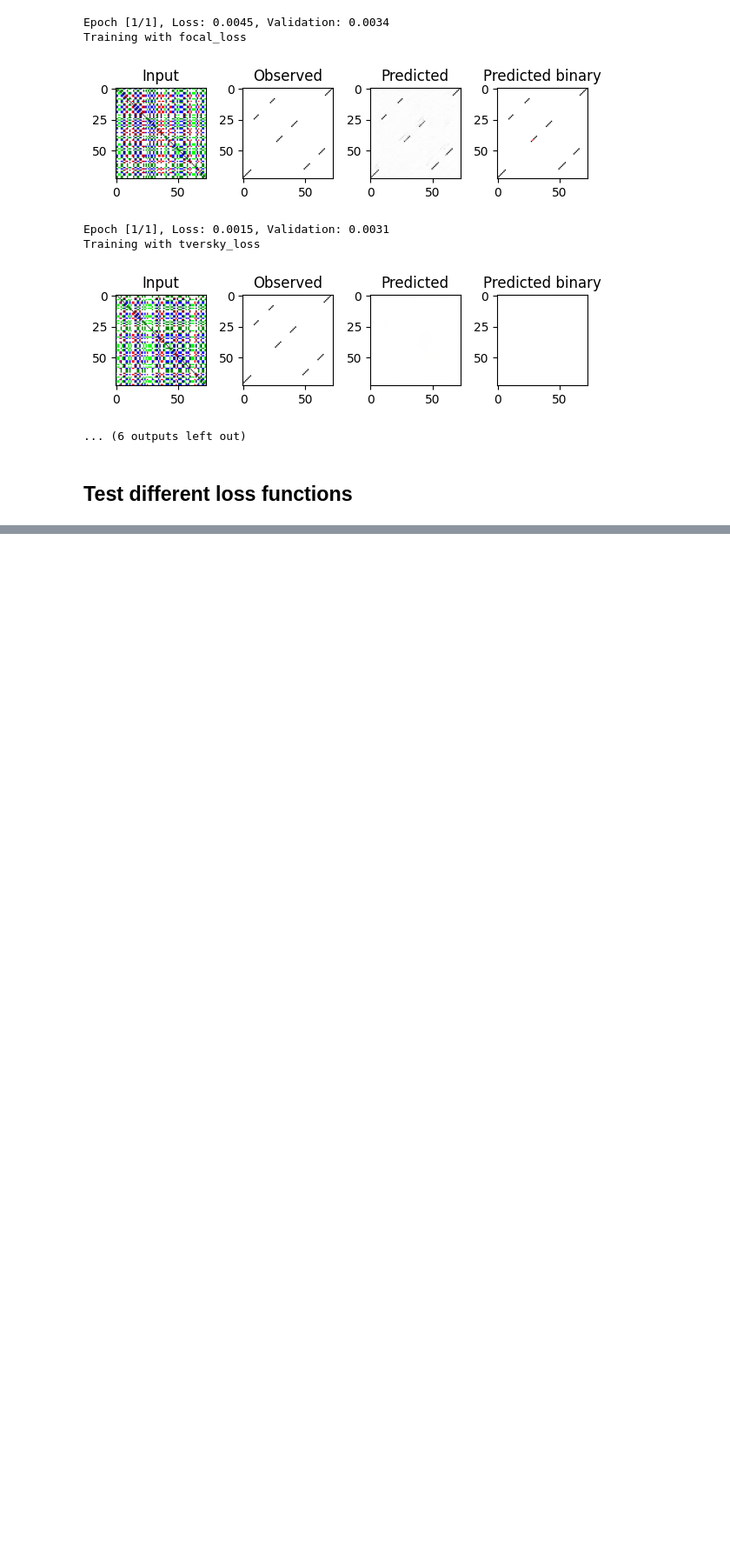
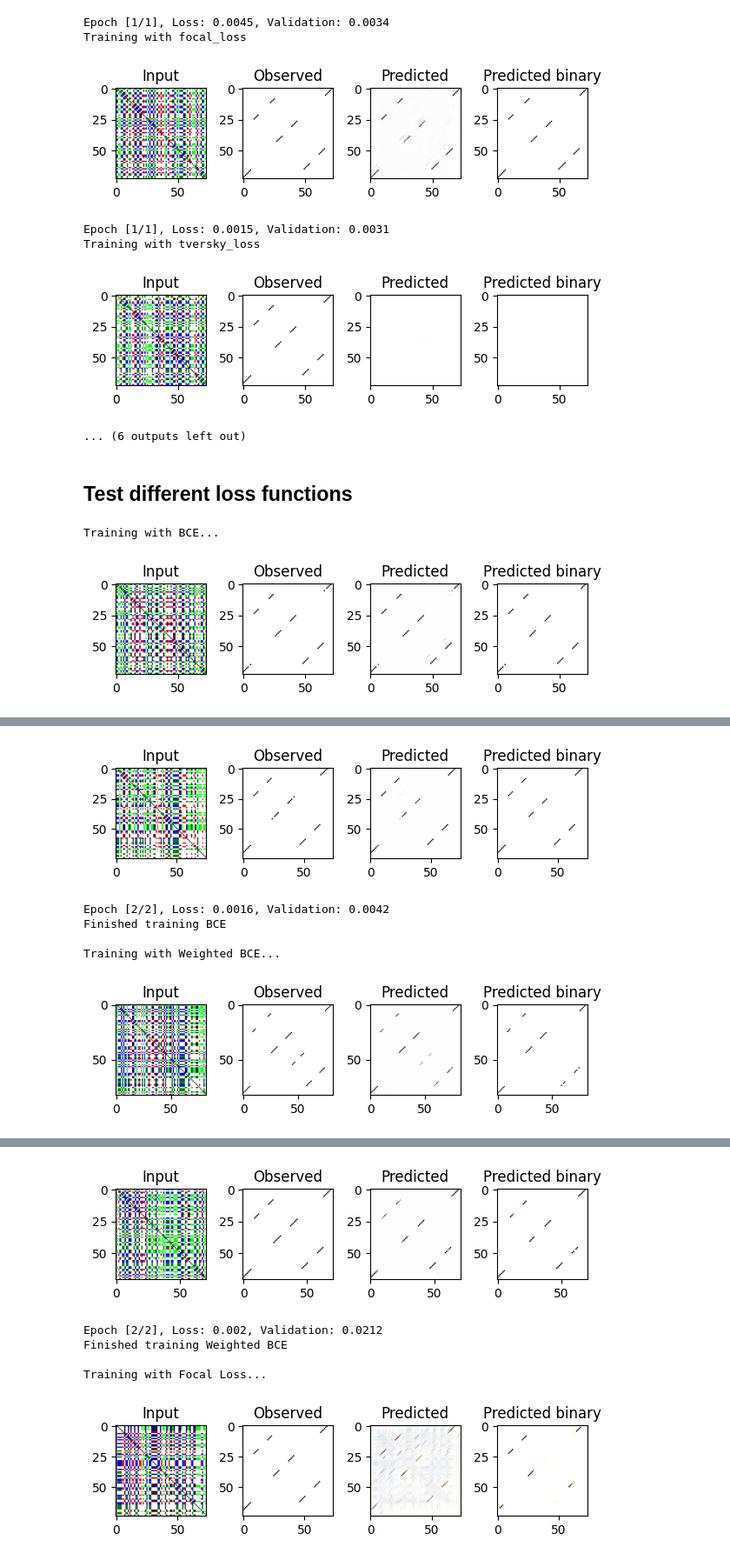
Before and after one commit to MEskerod/project_deeplearning_2023, a Jupyter notebook: deeplearning_project.ipynb, the cells around one changed output, grey strips where cells are left out. Shown at 87% size. Drawn from its saved outputs; the diff is of its cells as text; code cells hidden in the pictures; blank space fills up the shorter version.

Commit message:
Update of plot for loss function

```diff
--- a/deeplearning_project.ipynb
+++ b/deeplearning_project.ipynb
@@ -627,7 +627,7 @@ def asymmetric_loss(inputs, targets, gamma_neg=4, gamma_pos=1):
     return loss.mean()
 # %%
 # Balance classes by re-weighting
-def class_balanced_loss(inputs, targets, num_classe=2, beta=0.9999):
+def class_balanced_loss(inputs, targets, num_classes=2, beta=0.9999):
     """beta: Controls the re-weighting. A smaller beta will produce weights that are
     closer to the class frequency. It's a hyperparameter between 0 and 1 that represents
     the class frequency in your dataset. A commonly used value is 0.9999."""
@@ -708,7 +708,7 @@ def show_F1(train_F1, valid_F1, time):
 # %% [markdown]
 ### Funcition for training
 # %%
-def fit_model(model, train_dataset, validation_dataset, loss_func = F.binary_cross_entropy, optimizer = adam_optimizer, lr=0.01, bs=1, epochs=5):
+def fit_model(model, train_dataset, validation_dataset, loss_func = F.binary_cross_entropy, optimizer = adam_optimizer, lr=0.01, bs=1, epochs=5, plots = True):
   train_dl = DataLoader(train_dataset, batch_size=bs, shuffle=True)
   valid_dl = DataLoader(validation_dataset, batch_size=bs)
 
@@ -762,7 +762,7 @@ def fit_model(model, train_dataset, validation_dataset, loss_func = F.binary_cro
     print(f"Epoch [{epoch + 1}/{epochs}], Loss: {round(running_loss / len(train_dl),4)}, Validation: {round(valid_loss, 4)}")
 
   #Loss plot
-  if len(plot_time) > 1
+  if plots:
     show_loss(train_loss_history, valid_loss_history, plot_time)
     show_F1(train_F1_history, valid_F1_history, plot_time)
 
@@ -815,7 +815,3 @@ Epoch [5/5], Loss: 0.001, Validation: 0.008262277580797672
 Finished training
 # %% [markdown]
 # Experiments
-# %%
-model_unet = RNA_Unet().cuda()
-fit_model(model_unet, train_dataset, validation_dataset, epochs = 1, loss_func=dice_loss)
-print("Finished training")
@@ -898,21 +905,24 @@ def test_different_loss(loss_functions):
 # %%
 # Define your train_dataset and validation_dataset here
 train_dataset = ImageToImageDataset(train_input_dir, train_output_dir, input_transform = dataTransformer, output_transform = dataTransformer)
 validation_dataset = ImageToImageDataset(val_input_dir, val_output_dir, input_transform = dataTransformer, output_transform = dataTransformer)
 
 
 #Define loss functions
-loss_functions = {
+loss_functions = {"BCE": F.binary_cross_entropy,
     "Weighted BCE": weighted_binary_cross_entropy,
     "Focal Loss": focal_loss,
     "MSE": mse_loss,
     "DICE Loss": dice_loss,
     "Tversky Loss": tversky_loss,
     "Matthew's Correlation Coefficient": mcc_loss,
     "Asymmetric Loss": asymmetric_loss,
-    "Class Balanced Loss": class_balanced_loss,
+    #"Class Balanced Loss": class_balanced_loss,
 }
 
 training_losses, validation_losses = test_different_losses(loss_functions)
 
 plot_loss_curves(training_losses, validation_losses)
+# %% [output]
+Training with BCE...
+[figure, added]
@@ -918,0 +930,6 @@ plot_loss_curves(training_losses, validation_losses)
+[figure, added]
+Epoch [2/2], Loss: 0.0016, Validation: 0.0042
+Finished training BCE
+
+Training with Weighted BCE...
+[figure, added]
@@ -918,0 +937,6 @@ plot_loss_curves(training_losses, validation_losses)
+[figure, added]
+Epoch [2/2], Loss: 0.002, Validation: 0.0212
+Finished training Weighted BCE
+
+Training with Focal Loss...
+[figure, added]
```
Also changed, not shown: parts of 5 cells of this notebook.
